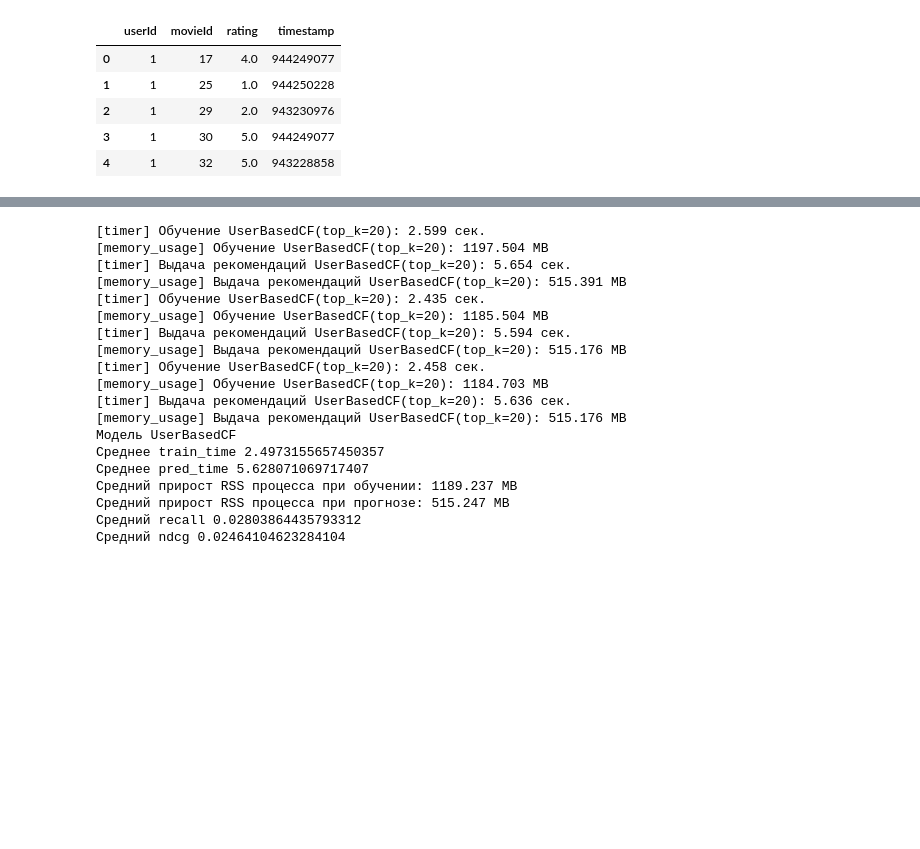
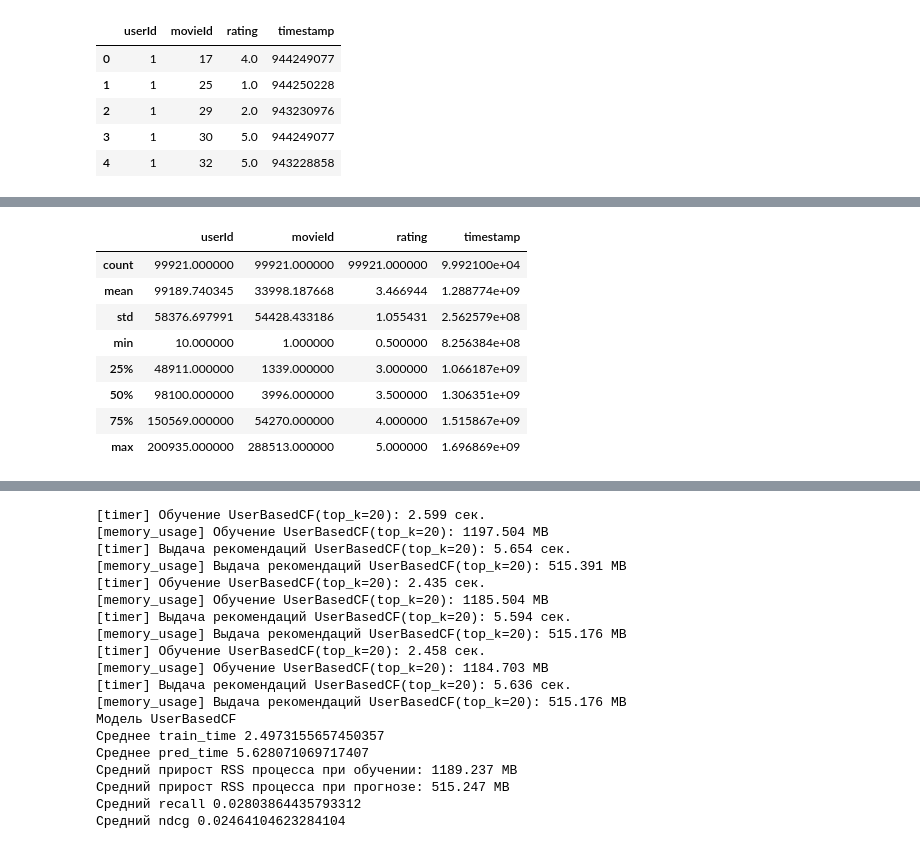
Before and after one commit to AlexanderSh11/recsys-benchmark, a Jupyter notebook: benchmarks/run_benchmark.ipynb, the cells around one changed output, grey strips where cells are left out. Saved outputs shown, nothing was run; the diff lists cells and outputs as text; code cells hidden in the pictures; blank space fills up the shorter version.

```diff
--- a/benchmarks/run_benchmark.ipynb
+++ b/benchmarks/run_benchmark.ipynb
@@ -106,3 +90,15 @@ train.describe()
+# %%
+val.describe()
+# %% [output]
+|  | userId | movieId | rating | timestamp |
+| count | 99921.000000 | 99921.000000 | 99921.000000 | 9.992100e+04 |
+| mean | 99189.740345 | 33998.187668 | 3.466944 | 1.288774e+09 |
+| std | 58376.697991 | 54428.433186 | 1.055431 | 2.562579e+08 |
+| min | 10.000000 | 1.000000 | 0.500000 | 8.256384e+08 |
+| 25% | 48911.000000 | 1339.000000 | 3.000000 | 1.066187e+09 |
+| 50% | 98100.000000 | 3996.000000 | 3.500000 | 1.306351e+09 |
+| 75% | 150569.000000 | 54270.000000 | 4.000000 | 1.515867e+09 |
+| max | 200935.000000 | 288513.000000 | 5.000000 | 1.696869e+09 |
 # %%
 test.describe()
 # %% [output]
```
Also changed, not shown: parts of 6 cells of this notebook.
